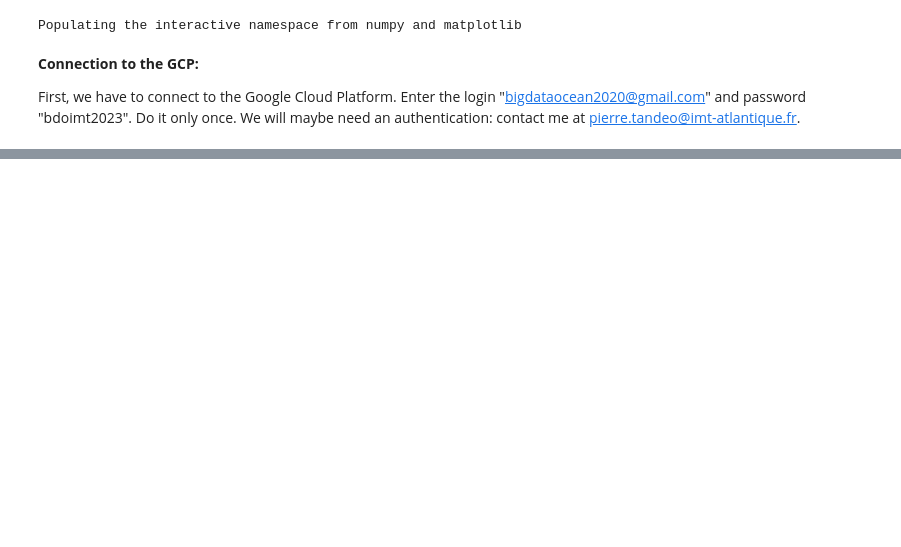
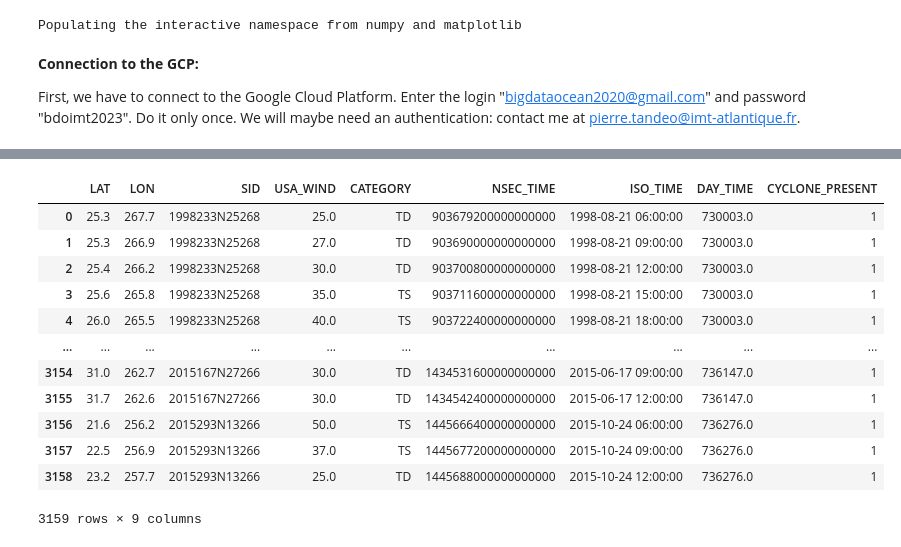
Before and after one commit to GGomez99/ds2-2023-Project2, a Jupyter notebook: project/arens-gomez-humeau-khieu/cyclone-prediction.ipynb, the cells around one changed output, grey strips where cells are left out. Drawn from its saved outputs; the diff is of its cells as text; code cells hidden in the pictures; blank space fills up the shorter version.

Commit message:
Add data loading for prediction

```diff
--- a/project/arens-gomez-humeau-khieu/cyclone-prediction.ipynb
+++ b/project/arens-gomez-humeau-khieu/cyclone-prediction.ipynb
@@ -0,0 +3,4 @@
+# %%
+#Notebook parameters
+#zoneAnalysis = "Japan"
+zoneAnalysis = "Gulf of Mexico"
@@ -106,0 +123,11 @@ output
+# %%
+#data loading from zone files
+cyclonesData: pd.DataFrame
+if (zoneAnalysis == "Japan"):
+    cyclonesData = pd.read_csv("data/ibtracs-japan-1998-2015.csv")
+else:
+    cyclonesData = pd.read_csv("data/ibtracs-gulf of mexico-1998-2015.csv")
+
+#time conversion
+cyclonesData.ISO_TIME = pd.to_datetime(cyclonesData.ISO_TIME)
+cyclonesData["NSEC_TIME"] = cyclonesData.NSEC_TIME.astype("int64")
@@ -106,0 +156,19 @@ output
+# %%
+cyclonesData["DAY_TIME"] = (cyclonesData["ISO_TIME"].dt.dayofyear + (cyclonesData["ISO_TIME"].dt.year*365.25).round())
+cyclonesData["CYCLONE_PRESENT"] = 1
+cyclonesData[["LAT", "LON"]] = cyclonesData[["LAT", "LON"]].round(1)
+cyclonesData
+# %% [output]
+|  | LAT | LON | SID | USA_WIND | CATEGORY | NSEC_TIME | ISO_TIME | DAY_TIME | CYCLONE_PRESENT |
+| 0 | 25.3 | 267.7 | 1998233N25268 | 25.0 | TD | 903679200000000000 | 1998-08-21 06:00:00 | 730003.0 | 1 |
+| 1 | 25.3 | 266.9 | 1998233N25268 | 27.0 | TD | 903690000000000000 | 1998-08-21 09:00:00 | 730003.0 | 1 |
+| 2 | 25.4 | 266.2 | 1998233N25268 | 30.0 | TD | 903700800000000000 | 1998-08-21 12:00:00 | 730003.0 | 1 |
+| 3 | 25.6 | 265.8 | 1998233N25268 | 35.0 | TS | 903711600000000000 | 1998-08-21 15:00:00 | 730003.0 | 1 |
+| 4 | 26.0 | 265.5 | 1998233N25268 | 40.0 | TS | 903722400000000000 | 1998-08-21 18:00:00 | 730003.0 | 1 |
+| ... | ... | ... | ... | ... | ... | ... | ... | ... | ... |
+| 3154 | 31.0 | 262.7 | 2015167N27266 | 30.0 | TD | 1434531600000000000 | 2015-06-17 09:00:00 | 736147.0 | 1 |
+| 3155 | 31.7 | 262.6 | 2015167N27266 | 30.0 | TD | 1434542400000000000 | 2015-06-17 12:00:00 | 736147.0 | 1 |
+| 3156 | 21.6 | 256.2 | 2015293N13266 | 50.0 | TS | 1445666400000000000 | 2015-10-24 06:00:00 | 736276.0 | 1 |
+| 3157 | 22.5 | 256.9 | 2015293N13266 | 37.0 | TS | 1445677200000000000 | 2015-10-24 09:00:00 | 736276.0 | 1 |
+| 3158 | 23.2 | 257.7 | 2015293N13266 | 25.0 | TD | 1445688000000000000 | 2015-10-24 12:00:00 | 736276.0 | 1 |
+3159 rows × 9 columns
```
Also changed, not shown: parts of 17 cells of this notebook.
